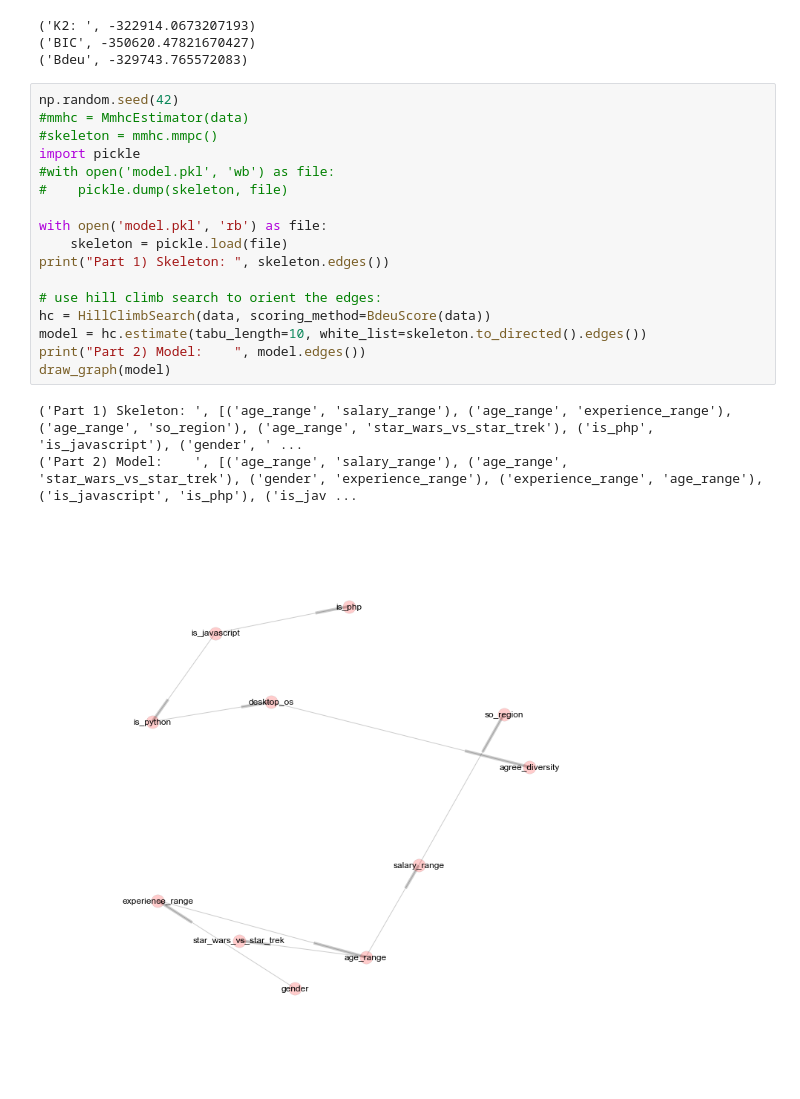
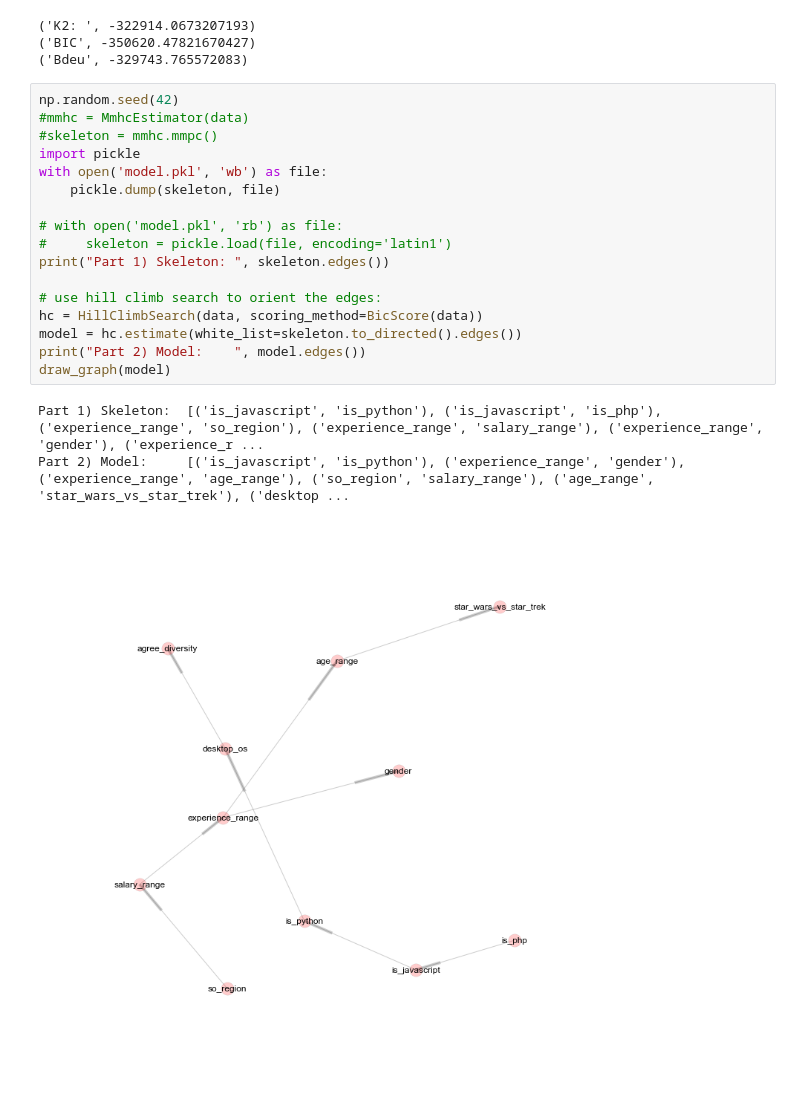
Before and after one commit to gzuidhof/bayesian-networks, a Jupyter notebook: notebooks/Assignment2.ipynb, the cells around one changed output. Cells and saved outputs as stored; diff of their text form.

```diff
--- a/notebooks/Assignment2.ipynb
+++ b/notebooks/Assignment2.ipynb
@@ -96,24 +196,24 @@ print('Bdeu', bdeu.score(model))
 # %%
 np.random.seed(42)
 #mmhc = MmhcEstimator(data)
 #skeleton = mmhc.mmpc()
 import pickle
-#with open('model.pkl', 'wb') as file:
-#    pickle.dump(skeleton, file)
+with open('model.pkl', 'wb') as file:
+    pickle.dump(skeleton, file)
 
-with open('model.pkl', 'rb') as file:
-    skeleton = pickle.load(file)
+# with open('model.pkl', 'rb') as file:
+#     skeleton = pickle.load(file, encoding='latin1')
 print("Part 1) Skeleton: ", skeleton.edges())
 
 # use hill climb search to orient the edges:
-hc = HillClimbSearch(data, scoring_method=BdeuScore(data))
-model = hc.estimate(tabu_length=10, white_list=skeleton.to_directed().edges())
+hc = HillClimbSearch(data, scoring_method=BicScore(data))
+model = hc.estimate(white_list=skeleton.to_directed().edges())
 print("Part 2) Model:    ", model.edges())
 draw_graph(model)
 # %% [output]
-('Part 1) Skeleton: ', [('age_range', 'salary_range'), ('age_range', 'experience_range'), ('age_range', 'so_region'), ('age_range', 'star_wars_vs_star_trek'), ('is_php', 'is_javascript'), ('gender', ' ...
-('Part 2) Model:    ', [('age_range', 'salary_range'), ('age_range', 'star_wars_vs_star_trek'), ('gender', 'experience_range'), ('experience_range', 'age_range'), ('is_javascript', 'is_php'), ('is_jav ...
+Part 1) Skeleton:  [('is_javascript', 'is_python'), ('is_javascript', 'is_php'), ('experience_range', 'so_region'), ('experience_range', 'salary_range'), ('experience_range', 'gender'), ('experience_r ...
+Part 2) Model:     [('is_javascript', 'is_python'), ('experience_range', 'gender'), ('experience_range', 'age_range'), ('so_region', 'salary_range'), ('age_range', 'star_wars_vs_star_trek'), ('desktop ...
-[figure, old version]
+[figure, new version]
 # %%
 bic = BicScore(data)
 k2 = K2Score(data)
```
Also changed, not shown: parts of 9 cells of this notebook, 1 other file.
